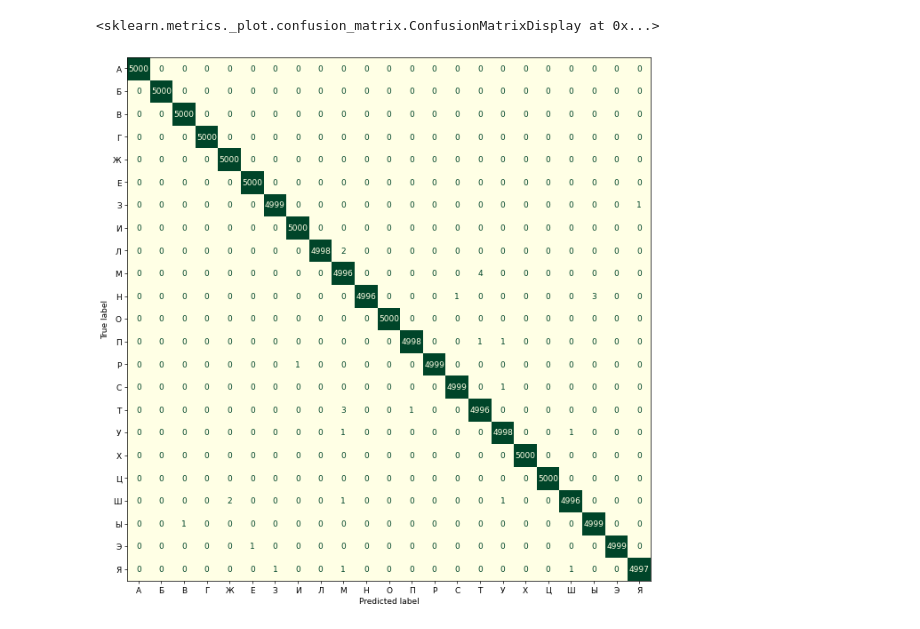
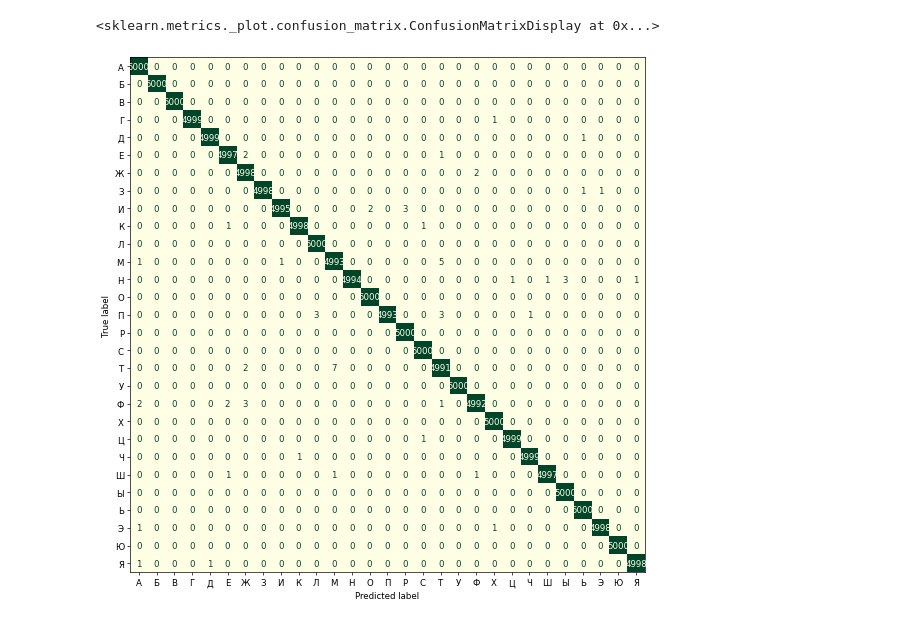
Before and after one commit to manosh7n/gesture_recognition, a Jupyter notebook: dataset/train.ipynb, the cells around one changed output. Drawn from its saved outputs; the diff is of its cells as text; code cells hidden in the pictures.

```diff
--- a/dataset/train.ipynb
+++ b/dataset/train.ipynb
@@ -8,4 +8,5 @@ from sklearn.metrics import *
 from catboost import CatBoostClassifier
 # %%
 df = pd.read_csv('dataset.csv', header=None)
+df = df.drop(columns=list(filter(lambda x: (x+1)%3 == 0, list(range(0, 64)))))
 # %%
@@ -15,8 +22,8 @@ df.shape
 # %%
-X = df.iloc[:,:63]
-Y = df.iloc[:, 63]
+X = df.iloc[:,:-1]
+Y = df.iloc[:, -1]
 
-x_train, x_test, y_train, y_test= train_test_split(X, Y, test_size=0.25, shuffle=True)
+x_train, x_test, y_train, y_test= train_test_split(X, Y, test_size=0.25, shuffle=True, random_state=42)
 # %%
 # model = LogisticRegression(max_iter=400, n_jobs=-1)
-model = LogisticRegressionCV(max_iter=400, n_jobs=-1, cv=10, verbose=5)
+model = LogisticRegressionCV(max_iter=500, n_jobs=-1, cv=9, verbose=1, scoring='accuracy', random_state=42)
@@ -45,13 +81,15 @@ LogisticRegressionCV(cv=10, max_iter=400, n_jobs=-1, verbose=5)
 # %%
 import matplotlib.pyplot as mpl
 
-ax = mpl.figure(figsize=(12, 12), dpi=65, ).gca()
+ax = mpl.figure(figsize=(11, 11), dpi=62, ).gca()
 
-ALPH = ['А', 'Б', 'В', 'Г', 'Ж', 'Е', 'З', 'И', 'Л', 'М', 'Н', 'О', 'П', 'Р', 'С', 'Т','У', 'Х', 'Ц', 'Ш', 'Ы', 'Э', 'Я']
+ALPH = ['А', 'Б', 'В', 'Г', 'Д', 'Е', 'Ж', 'З', 'И', 'К', 'Л', 'М',
+           'Н', 'О', 'П', 'Р', 'С', 'Т', 'У', 'Ф', 'Х', 'Ц', 'Ч', 'Ш', 'Ы', 'Ь', 'Э', 'Ю', 'Я']
+
 plot_confusion_matrix(model, X, Y, display_labels=ALPH, ax=ax, cmap='YlGn', colorbar=None)
 # %% [output]
 <sklearn.metrics._plot.confusion_matrix.ConfusionMatrixDisplay at 0x...>
-[figure, old version]
+[figure, new version]
 # %%
 classes = Y.nunique()
 filename = f'lr_{classes}.sav'
```
Also changed, not shown: parts of 9 cells of this notebook, 7 other files.
